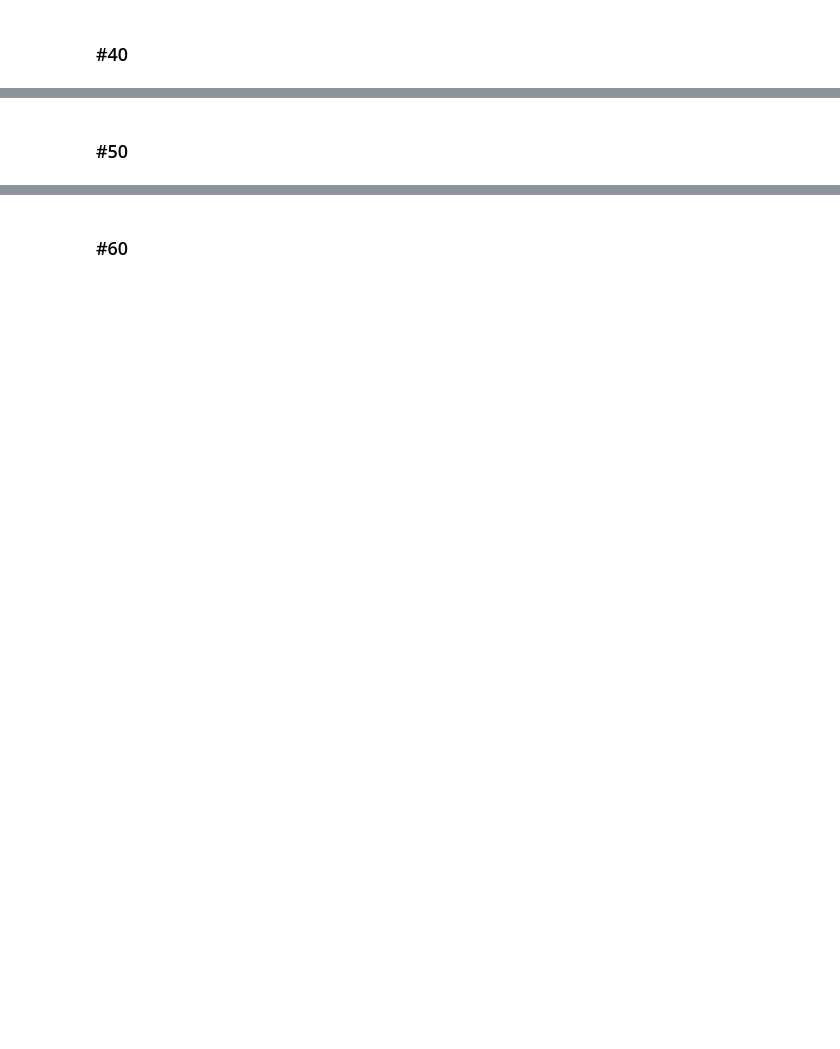
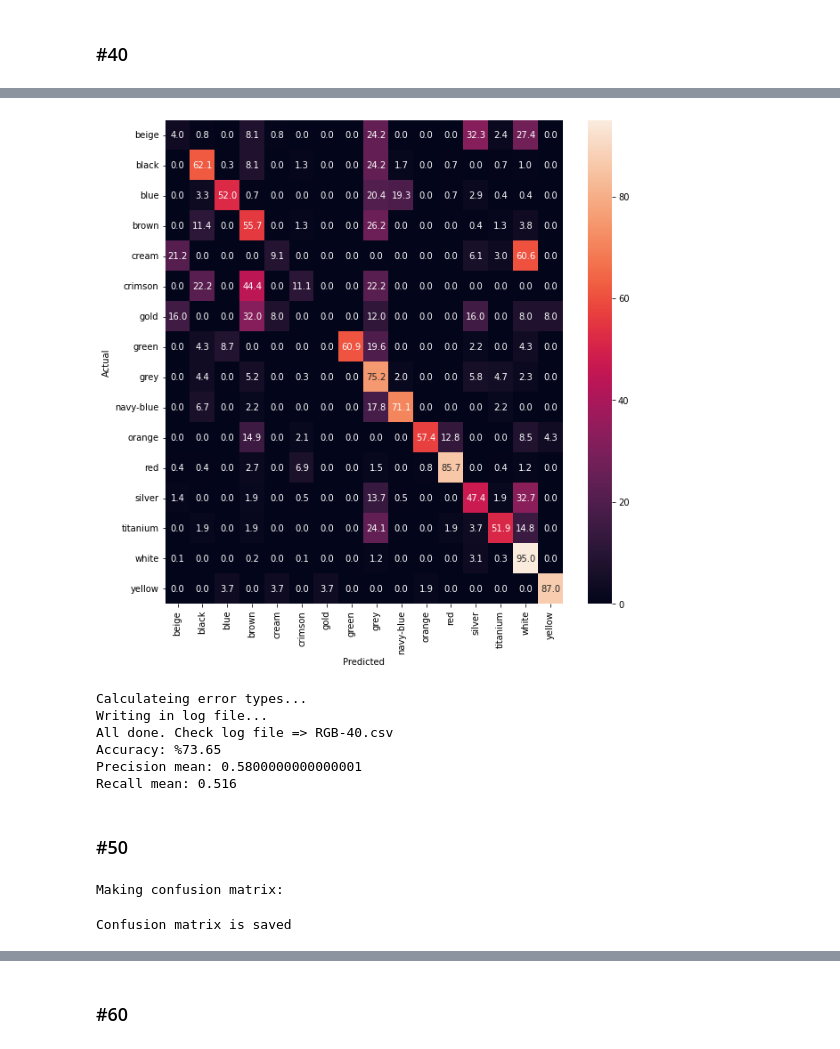
Before and after one commit to m-bashari-m/vehicle-color-recognition, a Jupyter notebook: src/6_best_model_and_analyze.ipynb, the cells around one changed output, grey strips where cells are left out. Cells and saved outputs as stored; diff of their text form; code cells hidden in the pictures; blank space fills up the shorter version.

```diff
--- a/src/6_best_model_and_analyze.ipynb
+++ b/src/6_best_model_and_analyze.ipynb
@@ -75,9 +115,23 @@ analyzer_40.evaluate_model()
+# %%
+rgb_analyzer_40.plot_confusion_mat()
+rgb_analyzer_40.evaluate_model()
+# %% [output]
+[figure, added]
+Calculateing error types...
+Writing in log file...
+All done. Check log file => RGB-40.csv
+Accuracy: %73.65
+Precision mean: 0.5800000000000001
+Recall mean: 0.516
 # %% [markdown]
 ### #50
 # %%
-rgb_50 = get_model('rgb-model-50')
+rgb_50 = get_model('rgb-model-50.h5')
 
-analyzer_50 = ErrorAnalyzer(model=rgb_25,
+rgb_analyzer_50 = ErrorAnalyzer(model=rgb_50,
                          model_name='RGB-50',
                          ds=val_ds,
                          classes=classes)
+# %% [output]
+Making confusion matrix:
+Confusion matrix is saved
```
Also changed, not shown: parts of 33 cells of this notebook.
